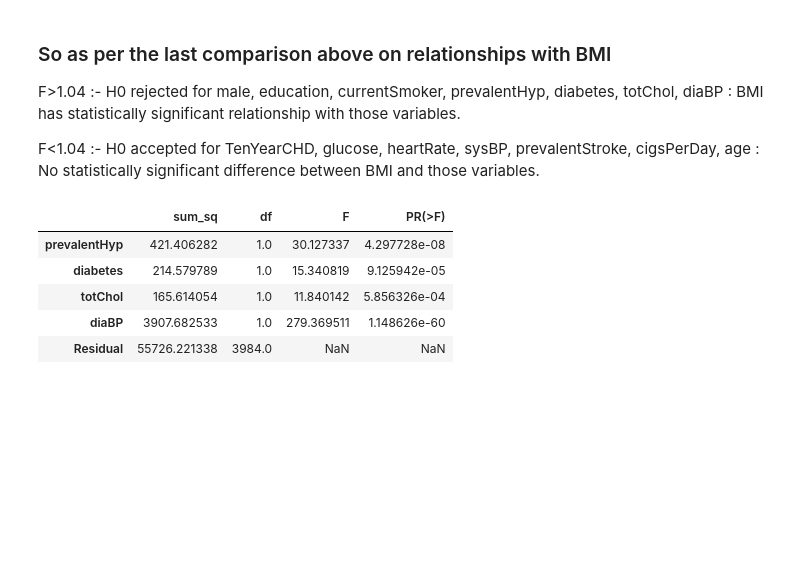
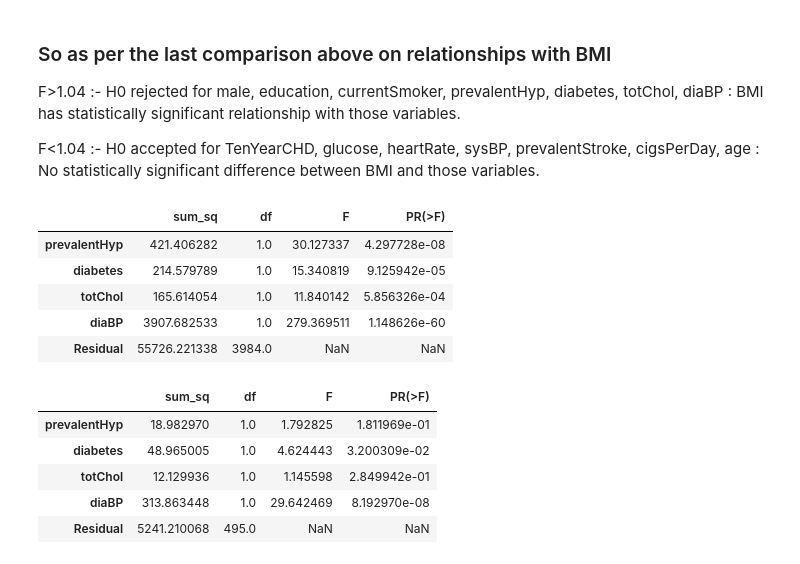
Before and after one commit to shyammangayil/DataScience, a Jupyter notebook: my_framingham.ipynb, the cells around one changed output. Drawn from its saved outputs; the diff is of its cells as text; code cells hidden in the pictures; blank space fills up the shorter version.

```diff
--- a/my_framingham.ipynb
+++ b/my_framingham.ipynb
@@ -290,3 +290,14 @@ anova_bmi_1
 | totChol | 165.614054 | 1.0 | 11.840142 | 5.856326e-04 |
 | diaBP | 3907.682533 | 1.0 | 279.369511 | 1.148626e-60 |
 | Residual | 55726.221338 | 3984.0 | NaN | NaN |
+# %%
+model_bmi_1_obese = ols('BMI ~ prevalentHyp + diabetes +  totChol + diaBP', data=expl_df_obese).fit()
+anova_bmi_1_obese = sm.stats.anova_lm(model_bmi_1_obese, typ=2)
+anova_bmi_1_obese
+# %% [output]
+|  | sum_sq | df | F | PR(>F) |
+| prevalentHyp | 18.982970 | 1.0 | 1.792825 | 1.811969e-01 |
+| diabetes | 48.965005 | 1.0 | 4.624443 | 3.200309e-02 |
+| totChol | 12.129936 | 1.0 | 1.145598 | 2.849942e-01 |
+| diaBP | 313.863448 | 1.0 | 29.642469 | 8.192970e-08 |
+| Residual | 5241.210068 | 495.0 | NaN | NaN |
```
Also changed, not shown: parts of 9 cells of this notebook, 1 other file.
